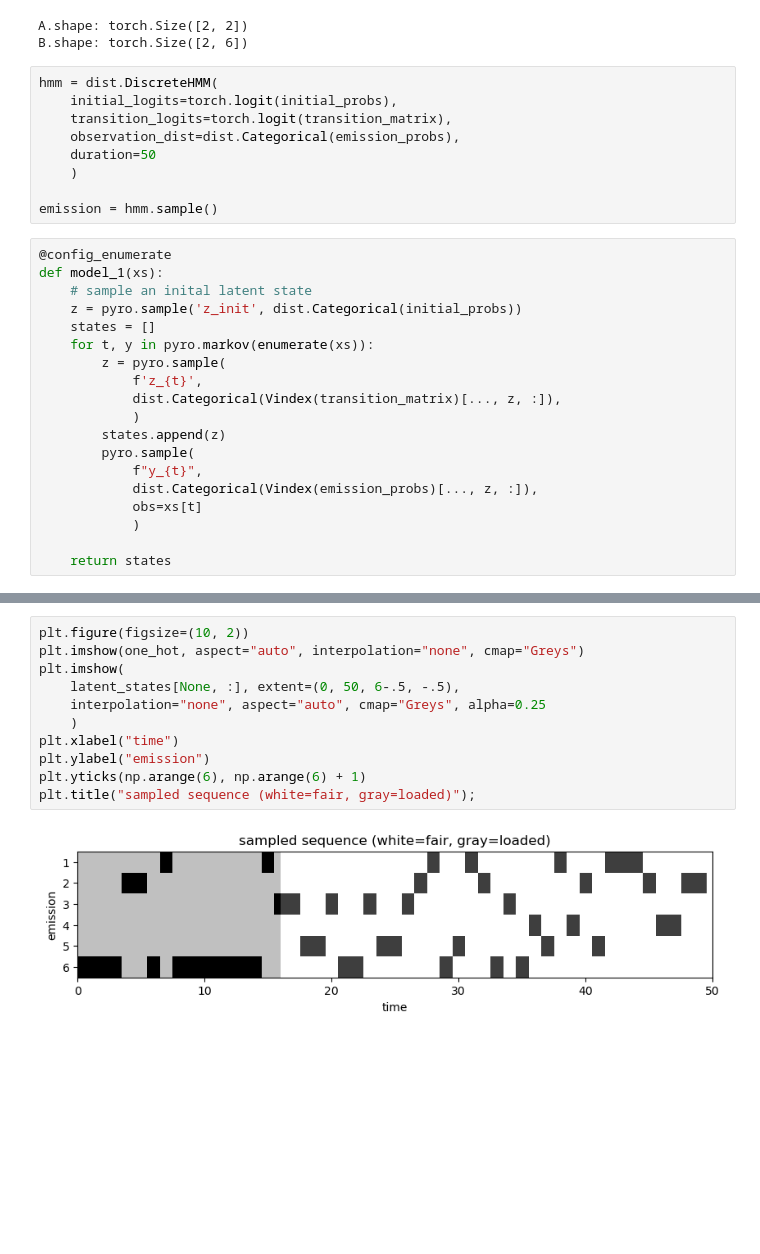
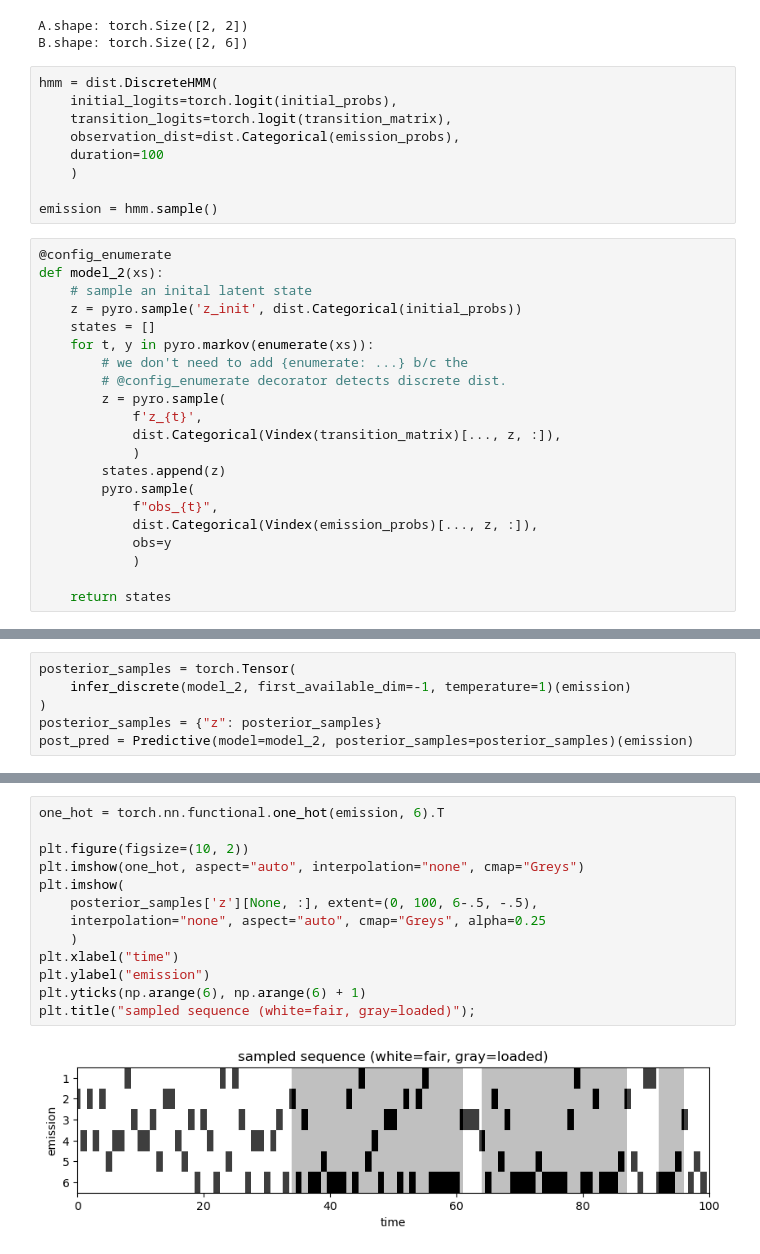
Before and after one commit to GStechschulte/books-with-code, a Jupyter notebook: probml/ch_8_casino_hmm.ipynb, the cells around one changed output, grey strips where cells are left out. Drawn from its saved outputs; the diff is of its cells as text; blank space fills up the shorter version.

```diff
--- a/probml/ch_8_casino_hmm.ipynb
+++ b/probml/ch_8_casino_hmm.ipynb
@@ -30,26 +30,28 @@ hmm = dist.DiscreteHMM(
     initial_logits=torch.logit(initial_probs),
     transition_logits=torch.logit(transition_matrix),
     observation_dist=dist.Categorical(emission_probs),
-    duration=50
+    duration=100
     )
 
 emission = hmm.sample()
 # %%
 @config_enumerate
-def model_1(xs):
+def model_2(xs):
     # sample an inital latent state
     z = pyro.sample('z_init', dist.Categorical(initial_probs))
     states = []
     for t, y in pyro.markov(enumerate(xs)):
+        # we don't need to add {enumerate: ...} b/c the
+        # @config_enumerate decorator detects discrete dist.
         z = pyro.sample(
             f'z_{t}',
             dist.Categorical(Vindex(transition_matrix)[..., z, :]),
             )
         states.append(z)
         pyro.sample(
-            f"y_{t}",
+            f"obs_{t}",
             dist.Categorical(Vindex(emission_probs)[..., z, :]),
-            obs=xs[t]
+            obs=y
             )
 
     return states
@@ -80,0 +118,6 @@ one_hot = torch.nn.functional.one_hot(emission, 6).T
+# %%
+posterior_samples = torch.Tensor(
+    infer_discrete(model_2, first_available_dim=-1, temperature=1)(emission)
+)
+posterior_samples = {"z": posterior_samples}
+post_pred = Predictive(model=model_2, posterior_samples=posterior_samples)(emission)
@@ -81,13 +140,15 @@ one_hot = torch.nn.functional.one_hot(emission, 6).T
 # %%
+one_hot = torch.nn.functional.one_hot(emission, 6).T
+
 plt.figure(figsize=(10, 2))
 plt.imshow(one_hot, aspect="auto", interpolation="none", cmap="Greys")
 plt.imshow(
-    latent_states[None, :], extent=(0, 50, 6-.5, -.5),
+    posterior_samples['z'][None, :], extent=(0, 100, 6-.5, -.5),
     interpolation="none", aspect="auto", cmap="Greys", alpha=0.25
     )
 plt.xlabel("time")
 plt.ylabel("emission")
 plt.yticks(np.arange(6), np.arange(6) + 1)
 plt.title("sampled sequence (white=fair, gray=loaded)");
 # %% [output]
-[figure, old version]
+[figure, new version]
```
Also changed, not shown: parts of 14 cells of this notebook.
